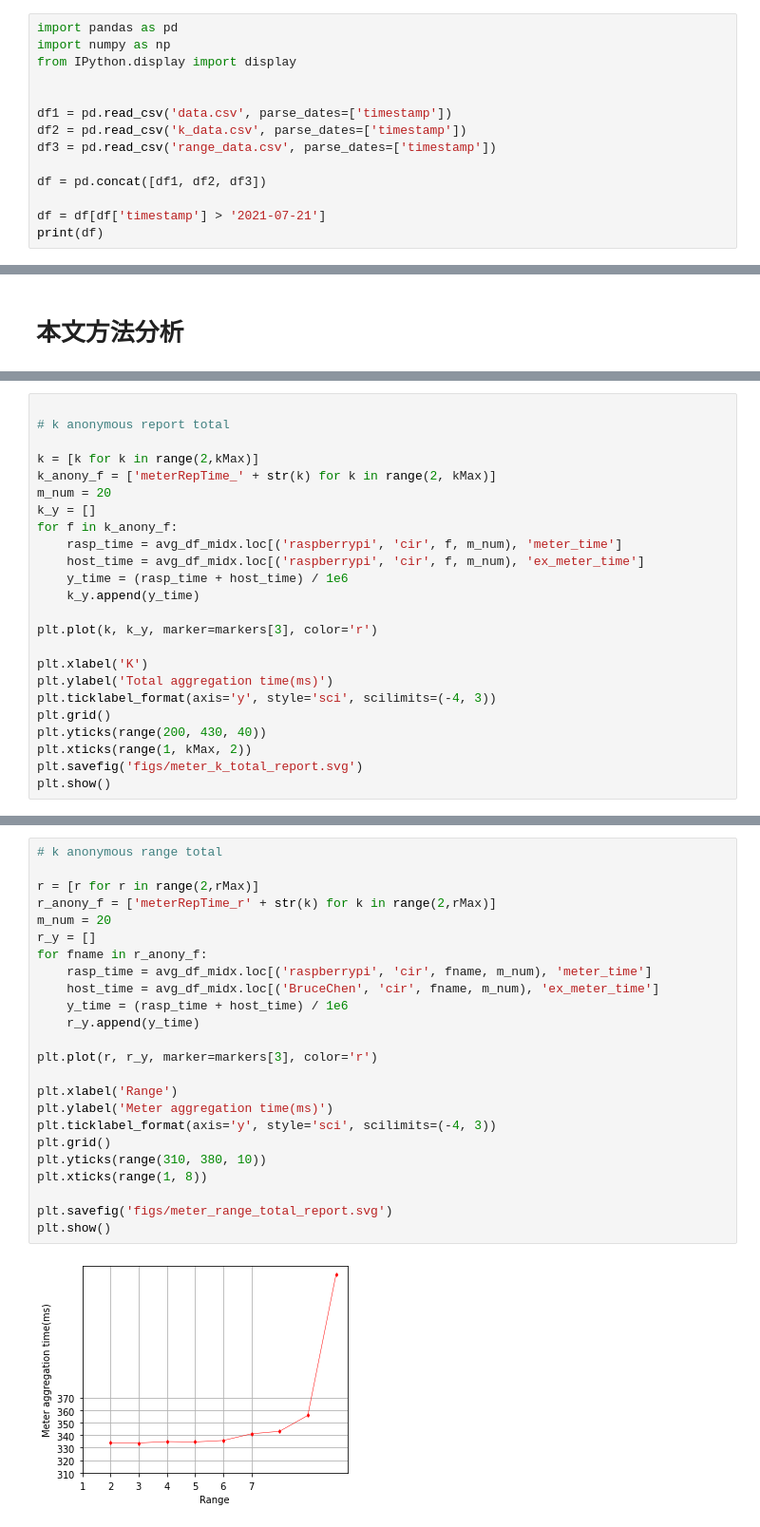
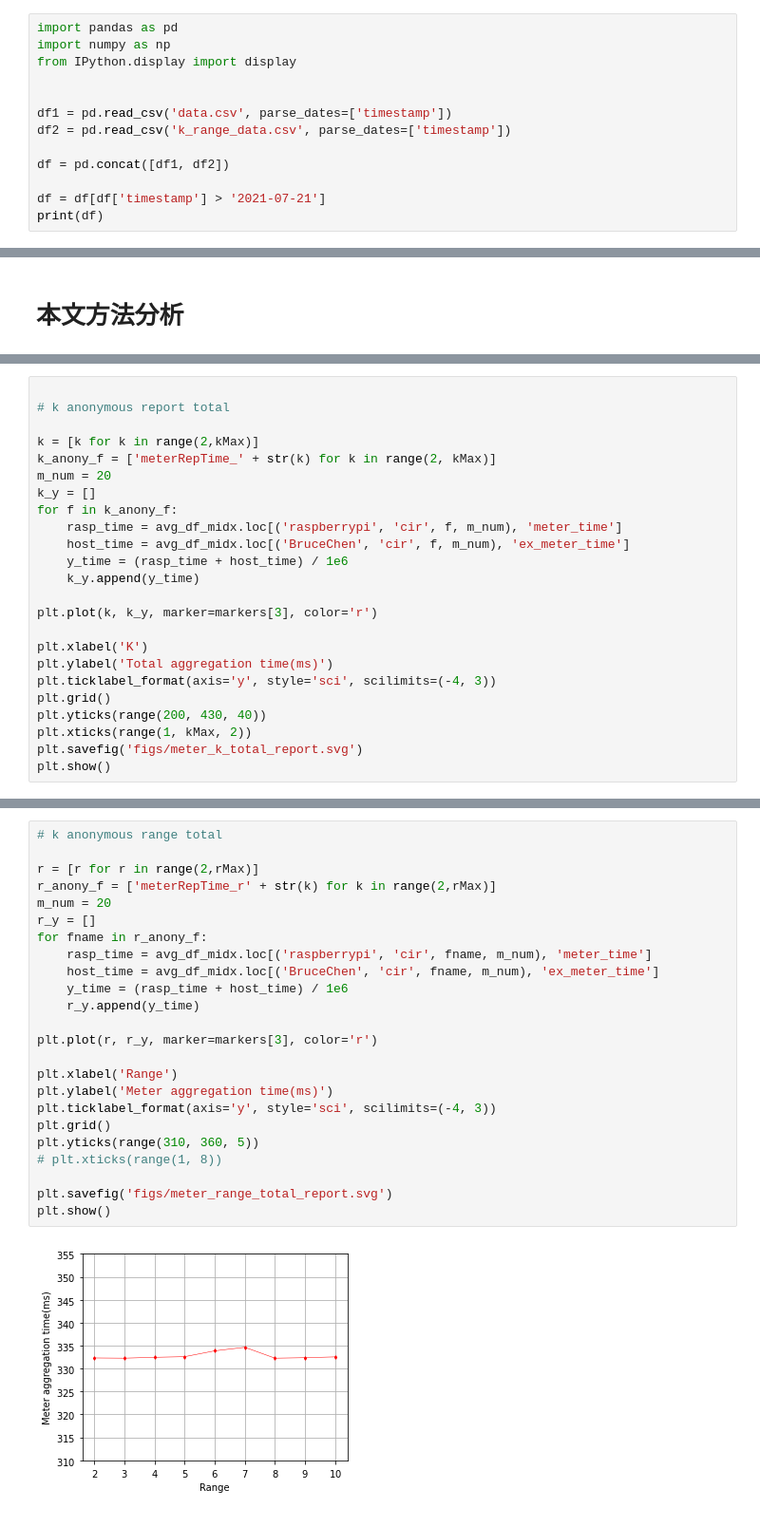
Before and after one commit to SevenBruce/CirAggregation, a Jupyter notebook: python/experments_fig.ipynb, the cells around one changed output, grey strips where cells are left out. Shown: that part at 95% size. Cells and saved outputs as stored; diff of their text form.

```diff
--- a/python/experments_fig.ipynb
+++ b/python/experments_fig.ipynb
@@ -5,10 +5,9 @@ from IPython.display import display
 
 
 df1 = pd.read_csv('data.csv', parse_dates=['timestamp'])
-df2 = pd.read_csv('k_data.csv', parse_dates=['timestamp'])
-df3 = pd.read_csv('range_data.csv', parse_dates=['timestamp'])
+df2 = pd.read_csv('k_range_data.csv', parse_dates=['timestamp'])
 
-df = pd.concat([df1, df2, df3])
+df = pd.concat([df1, df2])
 
 df = df[df['timestamp'] > '2021-07-21']
 print(df)
@@ -377,7 +376,7 @@ m_num = 20
 k_y = []
 for f in k_anony_f:
     rasp_time = avg_df_midx.loc[('raspberrypi', 'cir', f, m_num), 'meter_time']
-    host_time = avg_df_midx.loc[('raspberrypi', 'cir', f, m_num), 'ex_meter_time']
+    host_time = avg_df_midx.loc[('BruceChen', 'cir', f, m_num), 'ex_meter_time']
     y_time = (rasp_time + host_time) / 1e6
     k_y.append(y_time)
 
@@ -459,26 +458,26 @@ plt.show()
 # %%
 # k anonymous range total
 
 r = [r for r in range(2,rMax)]
 r_anony_f = ['meterRepTime_r' + str(k) for k in range(2,rMax)]
 m_num = 20
 r_y = []
 for fname in r_anony_f:
     rasp_time = avg_df_midx.loc[('raspberrypi', 'cir', fname, m_num), 'meter_time']
     host_time = avg_df_midx.loc[('BruceChen', 'cir', fname, m_num), 'ex_meter_time']
     y_time = (rasp_time + host_time) / 1e6
     r_y.append(y_time)
 
 plt.plot(r, r_y, marker=markers[3], color='r')
 
 plt.xlabel('Range')
 plt.ylabel('Meter aggregation time(ms)')
 plt.ticklabel_format(axis='y', style='sci', scilimits=(-4, 3))
 plt.grid()
-plt.yticks(range(310, 380, 10))
-plt.xticks(range(1, 8))
+plt.yticks(range(310, 360, 5))
+# plt.xticks(range(1, 8))
 
 plt.savefig('figs/meter_range_total_report.svg')
 plt.show()
 # %% [output]
-[figure, old version]
+[figure, new version]
```
Also changed, not shown: parts of 10 cells of this notebook, 18 other files.
